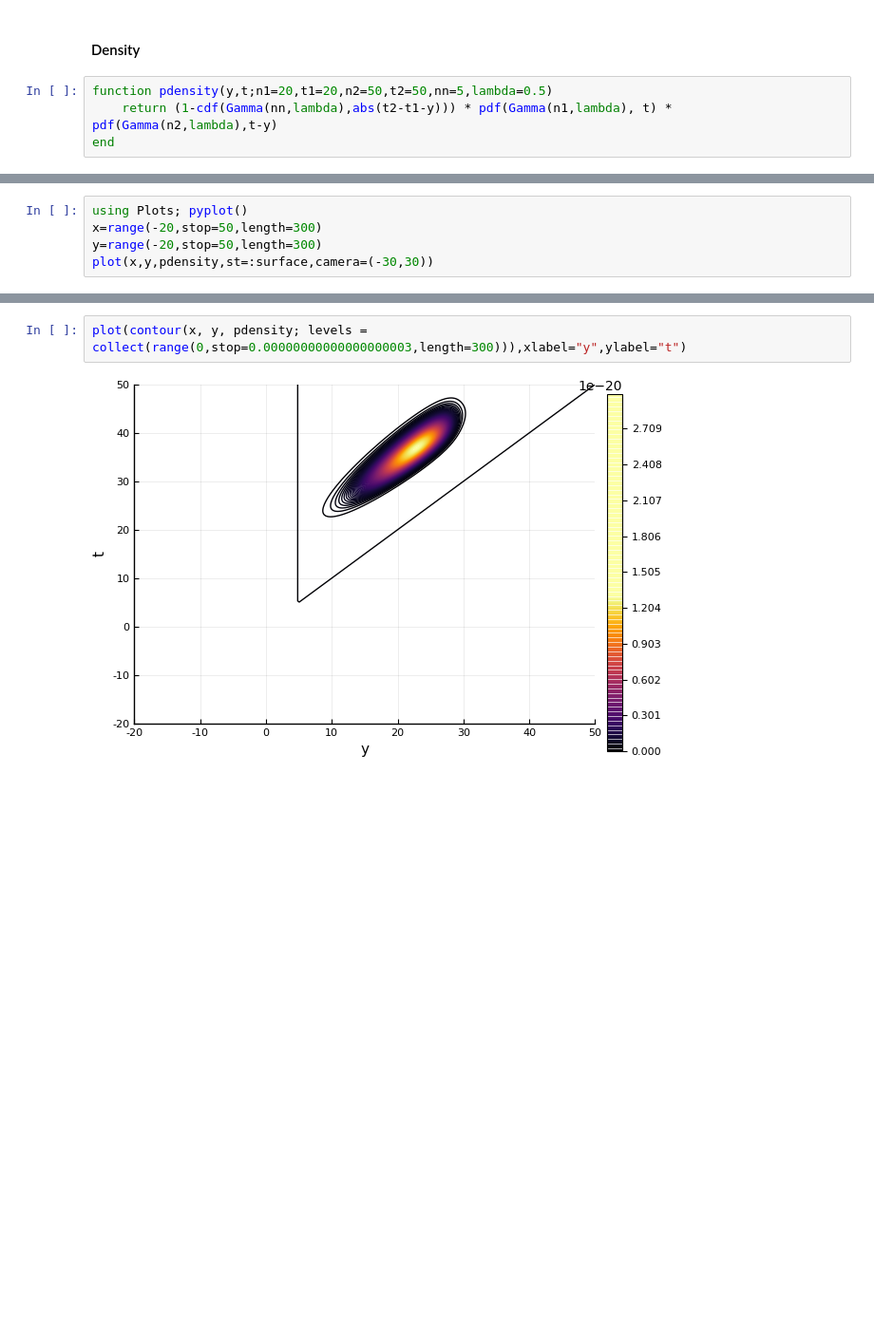
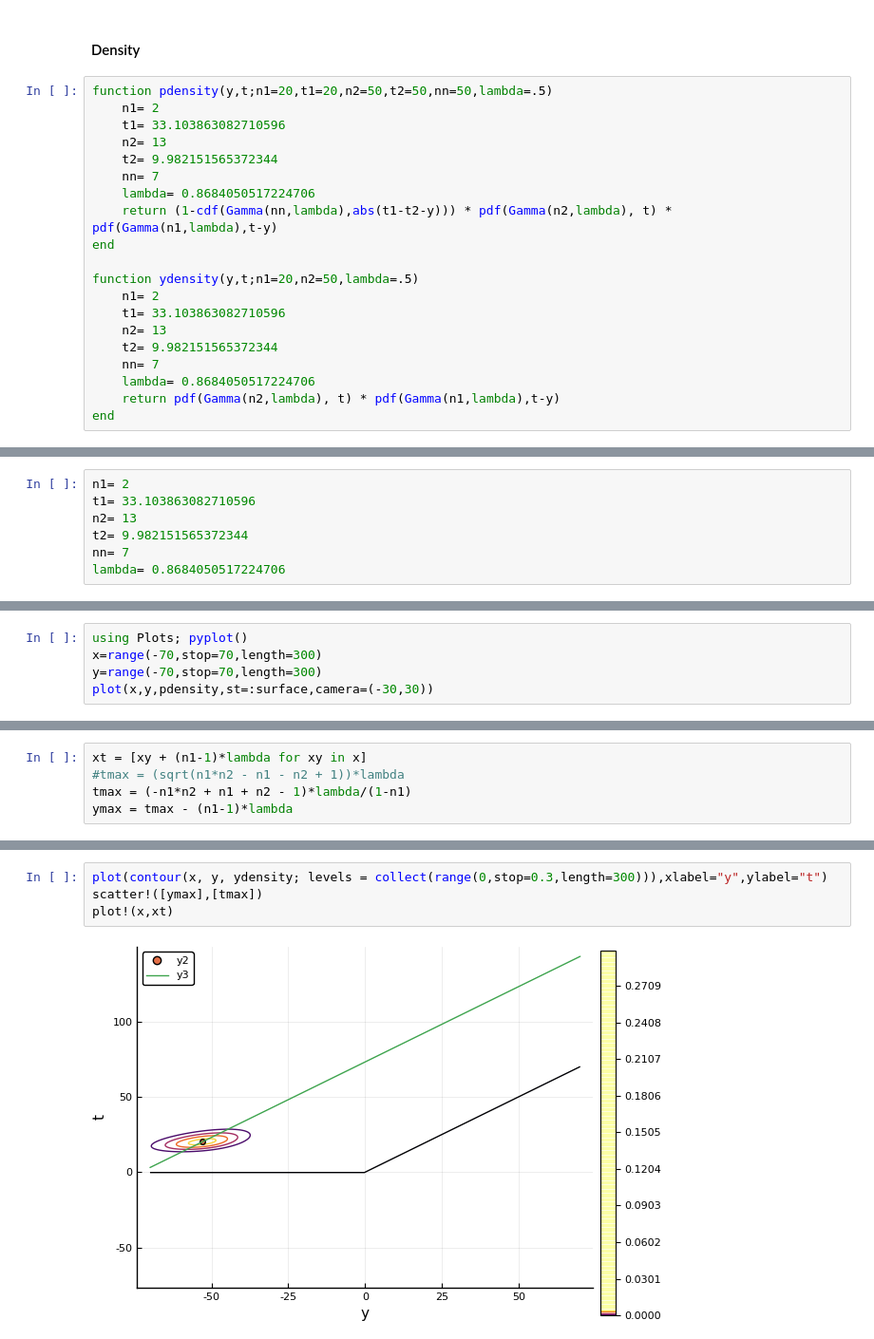
Before and after one commit to sisl/CRCBS.jl, a Jupyter notebook: experiments/Probability_estimation_choosing_bounds.ipynb, the cells around one changed output, grey strips where cells are left out. Shown at 95% size. Saved outputs shown, nothing was run; the diff lists cells and outputs as text; blank space fills up the shorter version.

```diff
--- a/experiments/Probability_estimation_choosing_bounds.ipynb
+++ b/experiments/Probability_estimation_choosing_bounds.ipynb
@@ -33,7 +86,23 @@ get_collision_probability_node2 (generic function with 1 method)
 # %% [markdown]
 #### Density
 # %%
-function pdensity(y,t;n1=20,t1=20,n2=50,t2=50,nn=5,lambda=0.5)
-    return (1-cdf(Gamma(nn,lambda),abs(t2-t1-y))) * pdf(Gamma(n1,lambda), t) * pdf(Gamma(n2,lambda),t-y)
+function pdensity(y,t;n1=20,t1=20,n2=50,t2=50,nn=50,lambda=.5)
+    n1= 2
+    t1= 33.103863082710596
+    n2= 13
+    t2= 9.982151565372344
+    nn= 7
+    lambda= 0.8684050517224706
+    return (1-cdf(Gamma(nn,lambda),abs(t1-t2-y))) * pdf(Gamma(n2,lambda), t) * pdf(Gamma(n1,lambda),t-y)
 end
+
+function ydensity(y,t;n1=20,n2=50,lambda=.5)
+    n1= 2
+    t1= 33.103863082710596
+    n2= 13
+    t2= 9.982151565372344
+    nn= 7
+    lambda= 0.8684050517224706
+    return pdf(Gamma(n2,lambda), t) * pdf(Gamma(n1,lambda),t-y)
+end
 # %% [output]
@@ -40,0 +117,7 @@ pdensity (generic function with 1 method)
+# %%
+n1= 2
+t1= 33.103863082710596
+n2= 13
+t2= 9.982151565372344
+nn= 7
+lambda= 0.8684050517224706
@@ -41,6 +142,6 @@ pdensity (generic function with 1 method)
 # %%
 using Plots; pyplot()
-x=range(-20,stop=50,length=300)
-y=range(-20,stop=50,length=300)
+x=range(-70,stop=70,length=300)
+y=range(-70,stop=70,length=300)
 plot(x,y,pdensity,st=:surface,camera=(-30,30))
 # %% [output]
@@ -47,0 +156,5 @@ plot(x,y,pdensity,st=:surface,camera=(-30,30))
+# %%
+xt = [xy + (n1-1)*lambda for xy in x]
+#tmax = (sqrt(n1*n2 - n1 - n2 + 1))*lambda
+tmax = (-n1*n2 + n1 + n2 - 1)*lambda/(1-n1)
+ymax = tmax - (n1-1)*lambda
@@ -48,4 +163,6 @@ plot(x,y,pdensity,st=:surface,camera=(-30,30))
 # %%
-plot(contour(x, y, pdensity; levels = collect(range(0,stop=0.00000000000000000003,length=300))),xlabel="y",ylabel="t")
+plot(contour(x, y, ydensity; levels = collect(range(0,stop=0.3,length=300))),xlabel="y",ylabel="t")
+scatter!([ymax],[tmax])
+plot!(x,xt)
 # %% [output]
-[figure, old version]
+[figure, new version]
```
Also changed, not shown: parts of 14 cells of this notebook, 10 other files.
